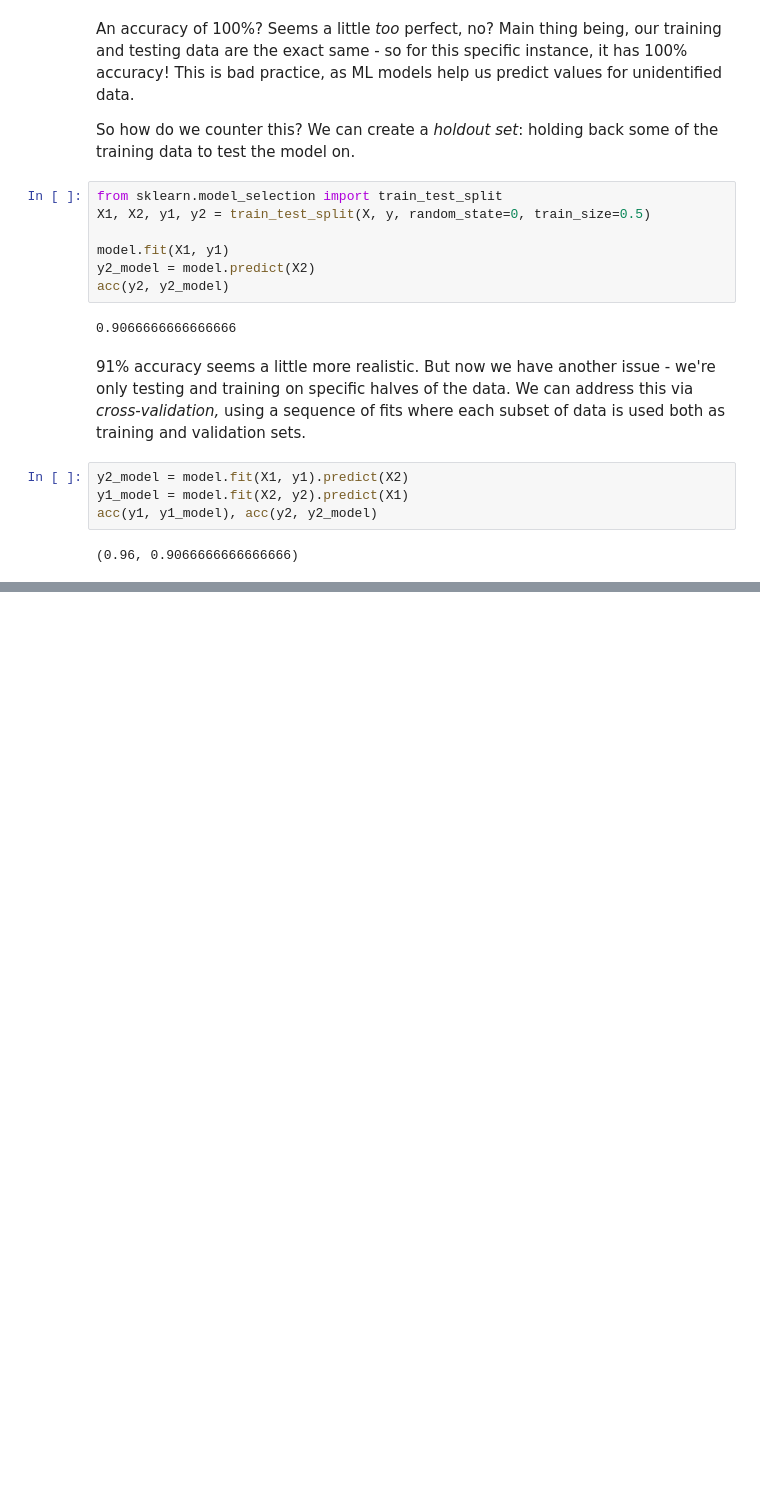
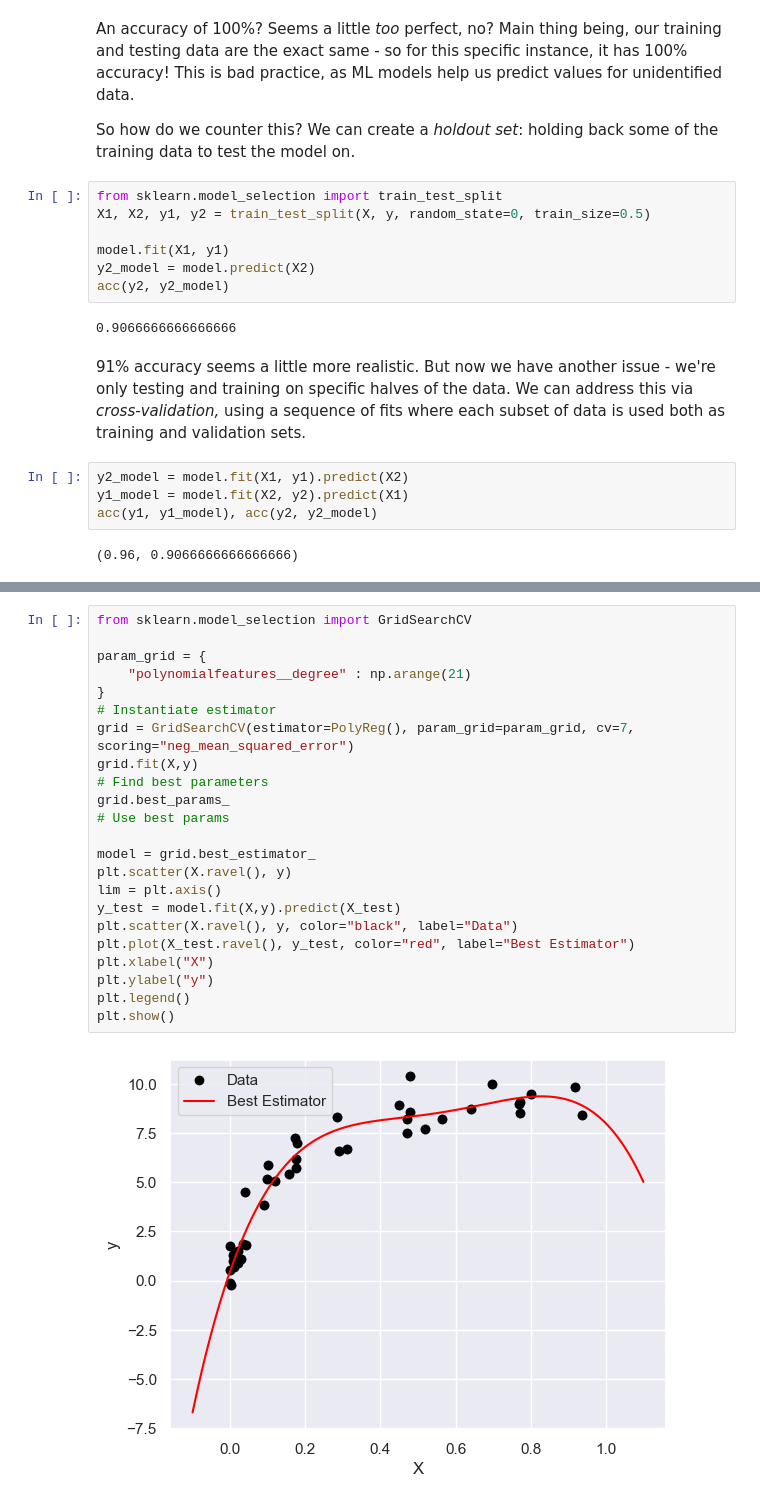
Before and after one commit to j-hussain/machine-learning, a Jupyter notebook: hyperparameters-and-model-val.ipynb, the cells around one changed output, grey strips where cells are left out. Saved outputs shown, nothing was run; the diff lists cells and outputs as text; blank space fills up the shorter version.

```diff
--- a/hyperparameters-and-model-val.ipynb
+++ b/hyperparameters-and-model-val.ipynb
@@ -41,0 +222,25 @@ acc(y1, y1_model), acc(y2, y2_model)
+# %%
+from sklearn.model_selection import GridSearchCV
+
+param_grid = {
+    "polynomialfeatures__degree" : np.arange(21)
+}
+# Instantiate estimator
+grid = GridSearchCV(estimator=PolyReg(), param_grid=param_grid, cv=7, scoring="neg_mean_squared_error")
+grid.fit(X,y)
+# Find best parameters
+grid.best_params_
+# Use best params
+
+model = grid.best_estimator_
+plt.scatter(X.ravel(), y)
+lim = plt.axis()
+y_test = model.fit(X,y).predict(X_test)
+plt.scatter(X.ravel(), y, color="black", label="Data")
+plt.plot(X_test.ravel(), y_test, color="red", label="Best Estimator")
+plt.xlabel("X")
+plt.ylabel("y")
+plt.legend()
+plt.show()
+# %% [output]
+[figure, added]
```
Also changed, not shown: parts of 9 cells of this notebook.
